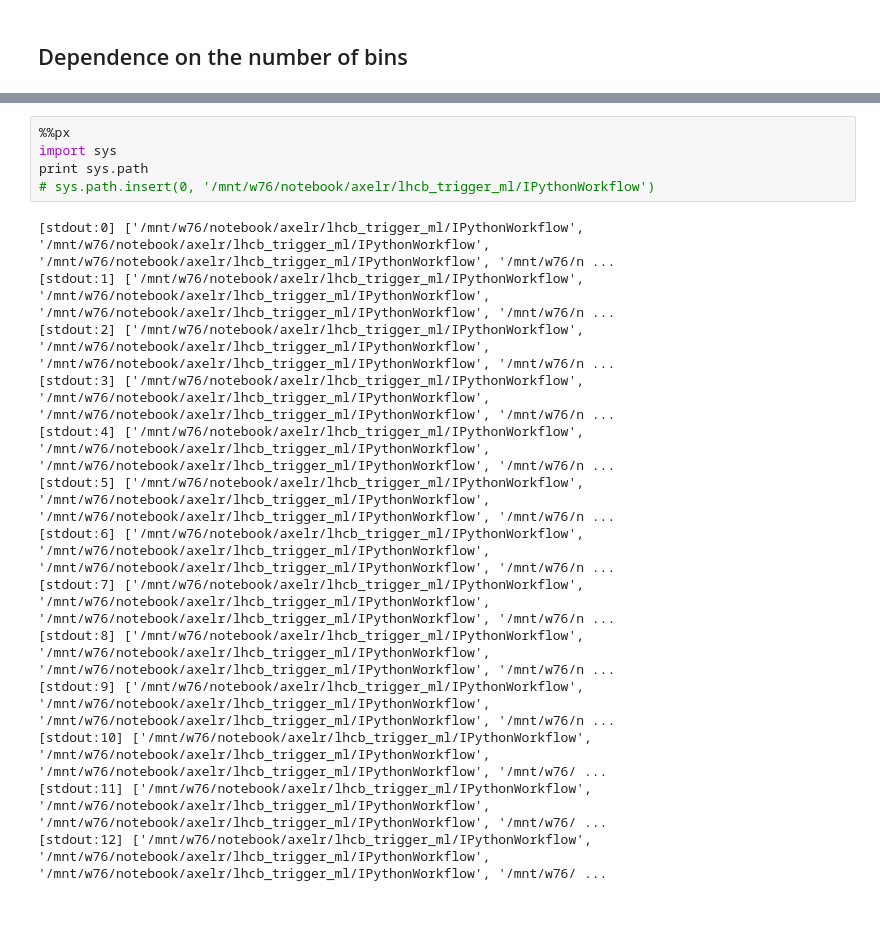
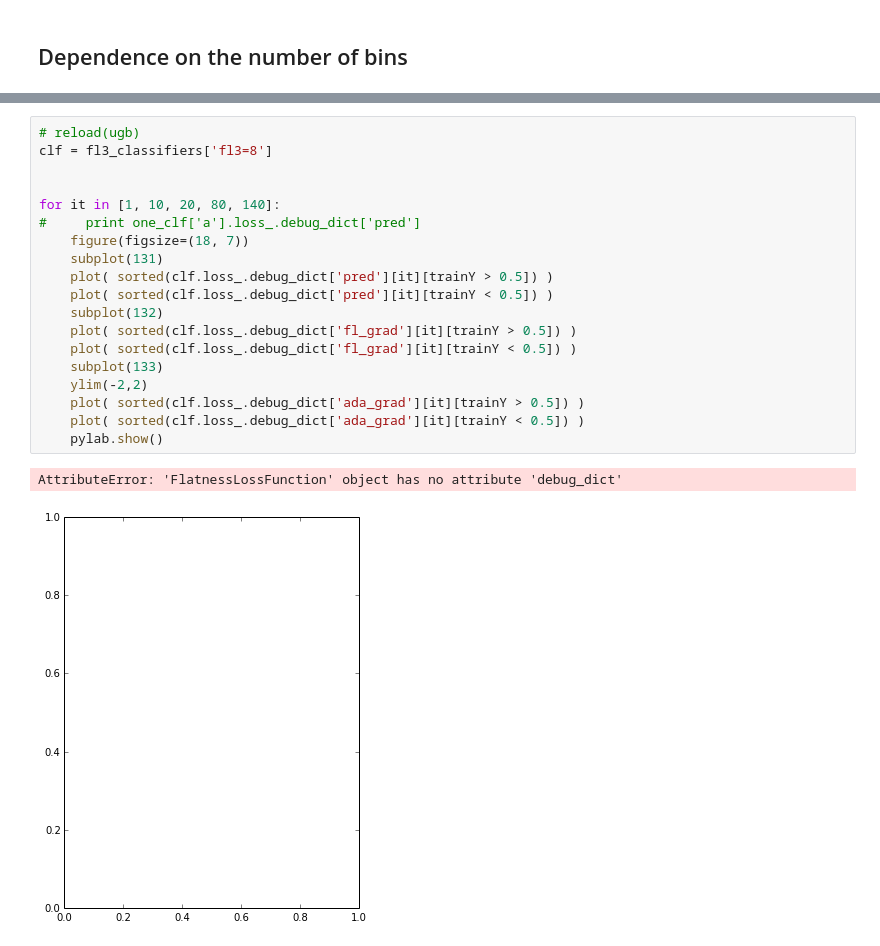
Before and after one commit to anaderi/lhcb_trigger_ml, a Jupyter notebook: IPythonWorkflow/DalitzUGBDemo.ipynb, the cells around one changed output, grey strips where cells are left out. Drawn from its saved outputs; the diff is of its cells as text; blank space fills up the shorter version.

```diff
--- a/IPythonWorkflow/DalitzUGBDemo.ipynb
+++ b/IPythonWorkflow/DalitzUGBDemo.ipynb
@@ -805,19 +796,22 @@ On stage 100. eff=0.70
-# %%
-%%px
-import sys
-print sys.path
-# sys.path.insert(0, '/mnt/w76/notebook/axelr/lhcb_trigger_ml/IPythonWorkflow')
-# %% [output]
-[stdout:0] ['/mnt/w76/notebook/axelr/lhcb_trigger_ml/IPythonWorkflow', '/mnt/w76/notebook/axelr/lhcb_trigger_ml/IPythonWorkflow', '/mnt/w76/notebook/axelr/lhcb_trigger_ml/IPythonWorkflow', '/mnt/w76/n ...
-[stdout:1] ['/mnt/w76/notebook/axelr/lhcb_trigger_ml/IPythonWorkflow', '/mnt/w76/notebook/axelr/lhcb_trigger_ml/IPythonWorkflow', '/mnt/w76/notebook/axelr/lhcb_trigger_ml/IPythonWorkflow', '/mnt/w76/n ...
-[stdout:2] ['/mnt/w76/notebook/axelr/lhcb_trigger_ml/IPythonWorkflow', '/mnt/w76/notebook/axelr/lhcb_trigger_ml/IPythonWorkflow', '/mnt/w76/notebook/axelr/lhcb_trigger_ml/IPythonWorkflow', '/mnt/w76/n ...
-[stdout:3] ['/mnt/w76/notebook/axelr/lhcb_trigger_ml/IPythonWorkflow', '/mnt/w76/notebook/axelr/lhcb_trigger_ml/IPythonWorkflow', '/mnt/w76/notebook/axelr/lhcb_trigger_ml/IPythonWorkflow', '/mnt/w76/n ...
-[stdout:4] ['/mnt/w76/notebook/axelr/lhcb_trigger_ml/IPythonWorkflow', '/mnt/w76/notebook/axelr/lhcb_trigger_ml/IPythonWorkflow', '/mnt/w76/notebook/axelr/lhcb_trigger_ml/IPythonWorkflow', '/mnt/w76/n ...
-[stdout:5] ['/mnt/w76/notebook/axelr/lhcb_trigger_ml/IPythonWorkflow', '/mnt/w76/notebook/axelr/lhcb_trigger_ml/IPythonWorkflow', '/mnt/w76/notebook/axelr/lhcb_trigger_ml/IPythonWorkflow', '/mnt/w76/n ...
-[stdout:6] ['/mnt/w76/notebook/axelr/lhcb_trigger_ml/IPythonWorkflow', '/mnt/w76/notebook/axelr/lhcb_trigger_ml/IPythonWorkflow', '/mnt/w76/notebook/axelr/lhcb_trigger_ml/IPythonWorkflow', '/mnt/w76/n ...
-[stdout:7] ['/mnt/w76/notebook/axelr/lhcb_trigger_ml/IPythonWorkflow', '/mnt/w76/notebook/axelr/lhcb_trigger_ml/IPythonWorkflow', '/mnt/w76/notebook/axelr/lhcb_trigger_ml/IPythonWorkflow', '/mnt/w76/n ...
-[stdout:8] ['/mnt/w76/notebook/axelr/lhcb_trigger_ml/IPythonWorkflow', '/mnt/w76/notebook/axelr/lhcb_trigger_ml/IPythonWorkflow', '/mnt/w76/notebook/axelr/lhcb_trigger_ml/IPythonWorkflow', '/mnt/w76/n ...
-[stdout:9] ['/mnt/w76/notebook/axelr/lhcb_trigger_ml/IPythonWorkflow', '/mnt/w76/notebook/axelr/lhcb_trigger_ml/IPythonWorkflow', '/mnt/w76/notebook/axelr/lhcb_trigger_ml/IPythonWorkflow', '/mnt/w76/n ...
-[stdout:10] ['/mnt/w76/notebook/axelr/lhcb_trigger_ml/IPythonWorkflow', '/mnt/w76/notebook/axelr/lhcb_trigger_ml/IPythonWorkflow', '/mnt/w76/notebook/axelr/lhcb_trigger_ml/IPythonWorkflow', '/mnt/w76/ ...
-[stdout:11] ['/mnt/w76/notebook/axelr/lhcb_trigger_ml/IPythonWorkflow', '/mnt/w76/notebook/axelr/lhcb_trigger_ml/IPythonWorkflow', '/mnt/w76/notebook/axelr/lhcb_trigger_ml/IPythonWorkflow', '/mnt/w76/ ...
-[stdout:12] ['/mnt/w76/notebook/axelr/lhcb_trigger_ml/IPythonWorkflow', '/mnt/w76/notebook/axelr/lhcb_trigger_ml/IPythonWorkflow', '/mnt/w76/notebook/axelr/lhcb_trigger_ml/IPythonWorkflow', '/mnt/w76/ ...
+# %%
+# reload(ugb)
+clf = fl3_classifiers['fl3=8']
+
+
+for it in [1, 10, 20, 80, 140]:
+#     print one_clf['a'].loss_.debug_dict['pred']
+    figure(figsize=(18, 7))
+    subplot(131)
+    plot( sorted(clf.loss_.debug_dict['pred'][it][trainY > 0.5]) )
+    plot( sorted(clf.loss_.debug_dict['pred'][it][trainY < 0.5]) )
+    subplot(132)
+    plot( sorted(clf.loss_.debug_dict['fl_grad'][it][trainY > 0.5]) )
+    plot( sorted(clf.loss_.debug_dict['fl_grad'][it][trainY < 0.5]) )
+    subplot(133)
+    ylim(-2,2)
+    plot( sorted(clf.loss_.debug_dict['ada_grad'][it][trainY > 0.5]) )
+    plot( sorted(clf.loss_.debug_dict['ada_grad'][it][trainY < 0.5]) )
+    pylab.show()
+# %% [output]
+AttributeError: 'FlatnessLossFunction' object has no attribute 'debug_dict'
+[figure, added]
```
Also changed, not shown: parts of 5 cells of this notebook.
